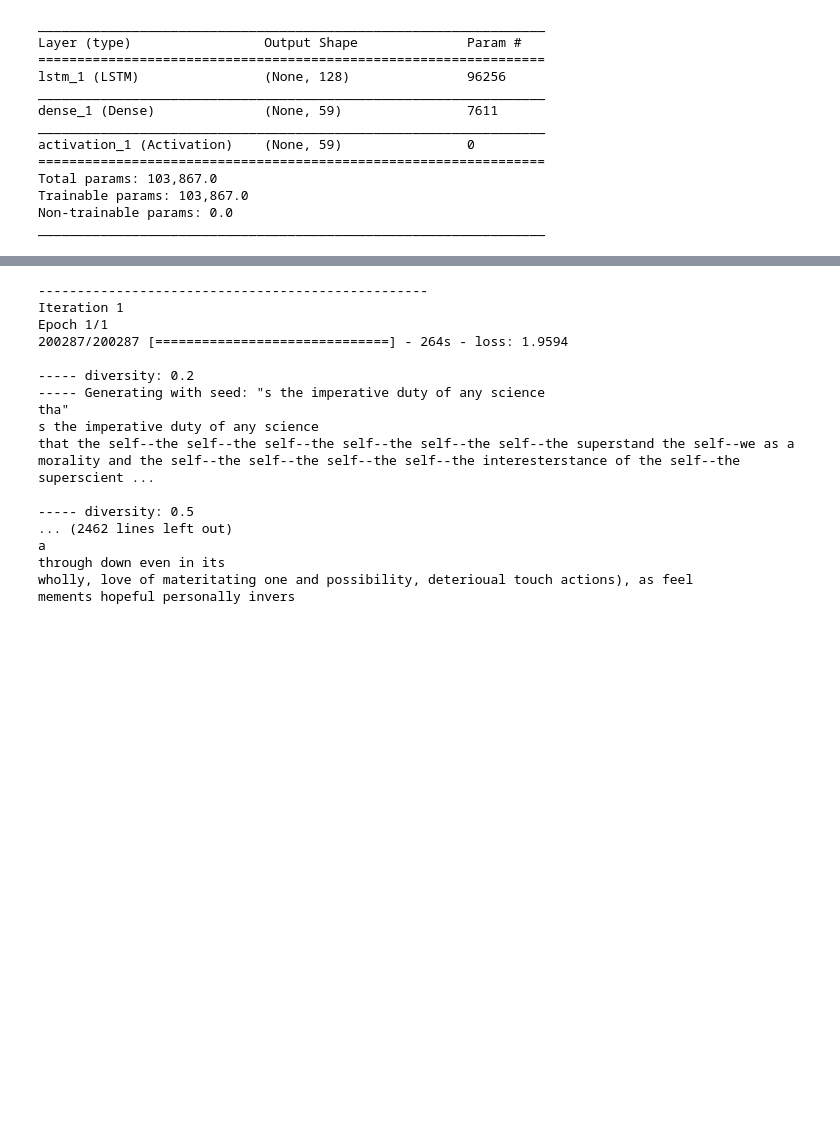
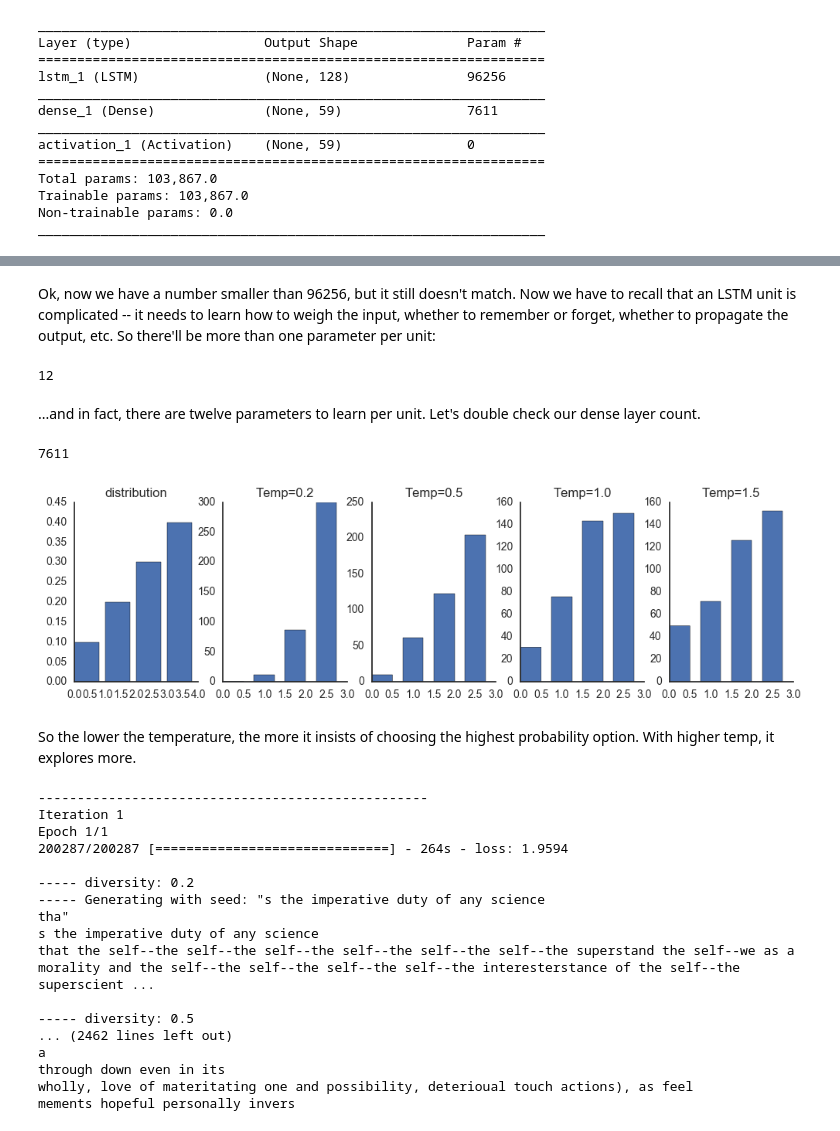
Before and after one commit to shnayder/deep-learning-workshop, a Jupyter notebook: 09.5-LSTM-text-gen.ipynb, the cells around one changed output, grey strips where cells are left out. Drawn from its saved outputs; the diff is of its cells as text; code cells hidden in the pictures; blank space fills up the shorter version.

Commit message:
add some more exposition to the LSTM example

```diff
--- a/09.5-LSTM-text-gen.ipynb
+++ b/09.5-LSTM-text-gen.ipynb
@@ -119,3 +190,15 @@ visualize_keras_model(model)
+# %% [markdown]
+Ok, now we have a number smaller than 96256, but it still doesn't match. Now we have to recall that an LSTM unit is complicated -- it needs to learn how to weigh the input, whether to remember or forget, whether to propagate the output, etc. So there'll be more than one parameter per unit:
+# %%
+96256 / (128 * 59)
+# %% [output]
+12
+# %% [markdown]
+...and in fact, there are twelve parameters to learn per unit. Let's double check our dense layer count.
+# %%
+128 * 59 + 59 # remember to add the biases
+# %% [output]
+7611
 # %%
 def sample(preds, temperature=1.0):
     # helper function to sample an index from a probability array
@@ -125,6 +208,29 @@ def sample(preds, temperature=1.0):
     preds = exp_preds / np.sum(exp_preds)
     probas = np.random.multinomial(1, preds, 1)
     return np.argmax(probas)
+# %%
+# Let's look at the effect of temperature parameter
+def plot_samples(dist, temp, ax=None):
+    K = 400
+    samples = [sample(dist, temp) for i in range(K)]
+    if not ax:
+        fig, ax = plt.subplots(figsize=(3,2))
+    ax.set_title("Temp={}".format(temp))
+    ax.hist(samples, bins=4, width=0.5)
+    sns.despine(ax.get_figure())
+
+
+dist = [0.1, 0.2, 0.3, 0.4]
+temps = [0.2, 0.5, 1.0, 1.5]
+fig, axs = plt.subplots(1,5, figsize=(12, 3))
+axs[0].bar(range(4), dist)
+axs[0].set_title("distribution")
+for i, temp in enumerate(temps):
+    plot_samples(dist, temp, ax=axs[i+1])
+# %% [output]
+[figure, added]
+# %% [markdown]
+So the lower the temperature, the more it insists of choosing the highest probability option. With higher temp, it explores more.
 # %%
 # train the model, output generated text after each iteration
 for iteration in range(1, 60):
```
Also changed, not shown: parts of 21 cells of this notebook.
